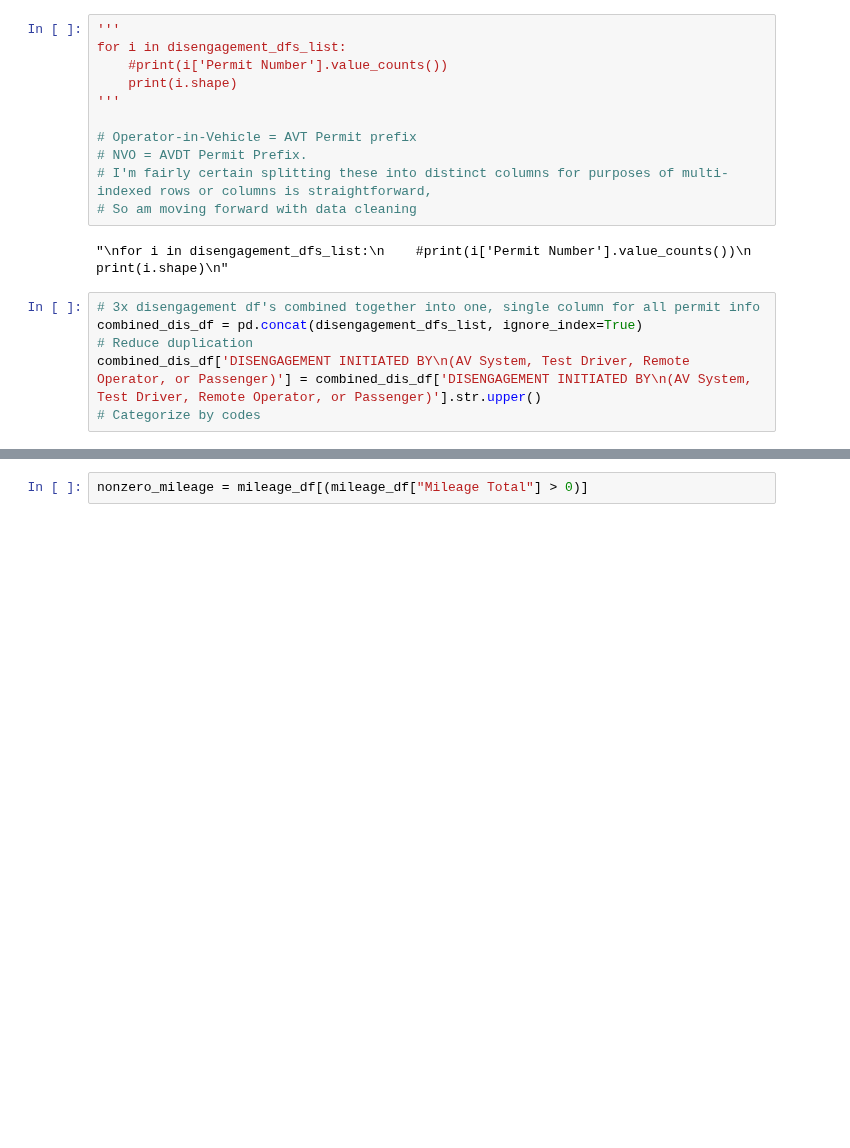
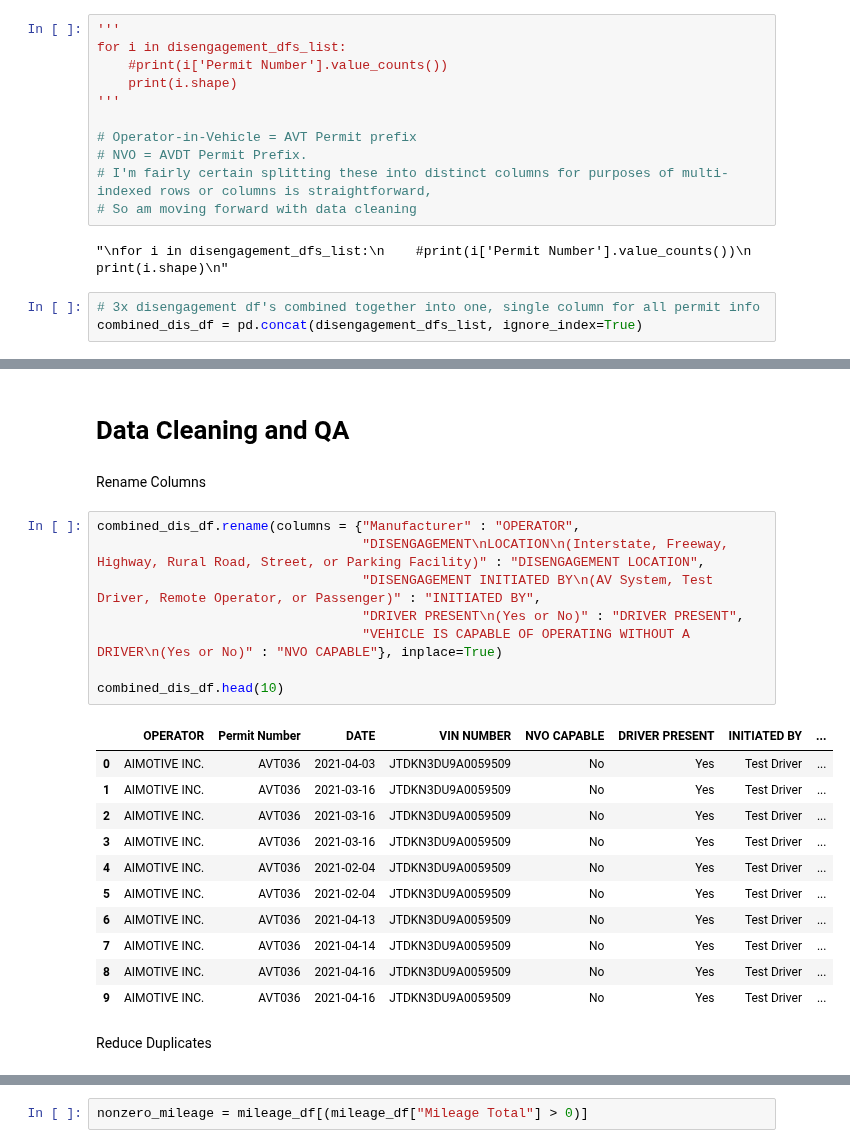
Before and after one commit to Kyle-Markwardt/self-driving-vehicles, a Jupyter notebook: main.ipynb, the cells around one changed output, grey strips where cells are left out. Saved outputs shown, nothing was run; the diff lists cells and outputs as text; blank space fills up the shorter version.

Commit message:
Organized cells, labeled areas with markdown, created data cleaning function

```diff
--- a/main.ipynb
+++ b/main.ipynb
@@ -194,6 +269,3 @@ for i in disengagement_dfs_list:
 # %%
 # 3x disengagement df's combined together into one, single column for all permit info
 combined_dis_df = pd.concat(disengagement_dfs_list, ignore_index=True)
-# Reduce duplication
-combined_dis_df['DISENGAGEMENT INITIATED BY\n(AV System, Test Driver, Remote Operator, or Passenger)'] = combined_dis_df['DISENGAGEMENT INITIATED BY\n(AV System, Test Driver, Remote Operator, or Passenger)'].str.upper()
-# Categorize by codes
@@ -220,2 +272,28 @@ combined_dis_df.head(30)
+# %% [markdown]
+# Data Cleaning and QA
+# %% [markdown]
+Rename Columns
+# %%
+combined_dis_df.rename(columns = {"Manufacturer" : "OPERATOR",
+                                  "DISENGAGEMENT\nLOCATION\n(Interstate, Freeway, Highway, Rural Road, Street, or Parking Facility)" : "DISENGAGEMENT LOCATION",
+                                  "DISENGAGEMENT INITIATED BY\n(AV System, Test Driver, Remote Operator, or Passenger)" : "INITIATED BY",
+                                  "DRIVER PRESENT\n(Yes or No)" : "DRIVER PRESENT",
+                                  "VEHICLE IS CAPABLE OF OPERATING WITHOUT A DRIVER\n(Yes or No)" : "NVO CAPABLE"}, inplace=True)
+
+combined_dis_df.head(10)
+# %% [output]
+|  | OPERATOR | Permit Number | DATE | VIN NUMBER | NVO CAPABLE | DRIVER PRESENT | INITIATED BY | ... |
+| 0 | AIMOTIVE INC. | AVT036 | 2021-04-03 | JTDKN3DU9A0059509 | No | Yes | Test Driver | ... |
+| 1 | AIMOTIVE INC. | AVT036 | 2021-03-16 | JTDKN3DU9A0059509 | No | Yes | Test Driver | ... |
+| 2 | AIMOTIVE INC. | AVT036 | 2021-03-16 | JTDKN3DU9A0059509 | No | Yes | Test Driver | ... |
+| 3 | AIMOTIVE INC. | AVT036 | 2021-03-16 | JTDKN3DU9A0059509 | No | Yes | Test Driver | ... |
+| 4 | AIMOTIVE INC. | AVT036 | 2021-02-04 | JTDKN3DU9A0059509 | No | Yes | Test Driver | ... |
+| 5 | AIMOTIVE INC. | AVT036 | 2021-02-04 | JTDKN3DU9A0059509 | No | Yes | Test Driver | ... |
+| 6 | AIMOTIVE INC. | AVT036 | 2021-04-13 | JTDKN3DU9A0059509 | No | Yes | Test Driver | ... |
+| 7 | AIMOTIVE INC. | AVT036 | 2021-04-14 | JTDKN3DU9A0059509 | No | Yes | Test Driver | ... |
+| 8 | AIMOTIVE INC. | AVT036 | 2021-04-16 | JTDKN3DU9A0059509 | No | Yes | Test Driver | ... |
+| 9 | AIMOTIVE INC. | AVT036 | 2021-04-16 | JTDKN3DU9A0059509 | No | Yes | Test Driver | ... |
+# %% [markdown]
+Reduce Duplicates
 # %%
 # Kyle - Reduce duplicates
```
Also changed, not shown: parts of 36 cells of this notebook.
